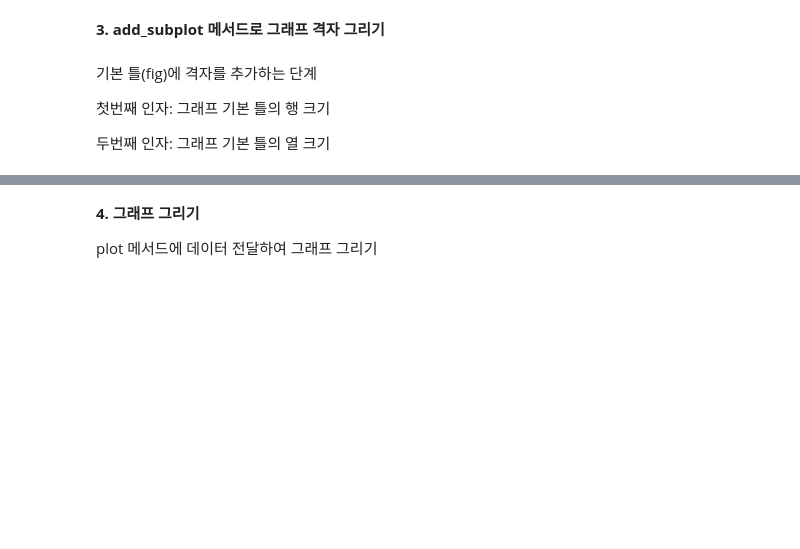
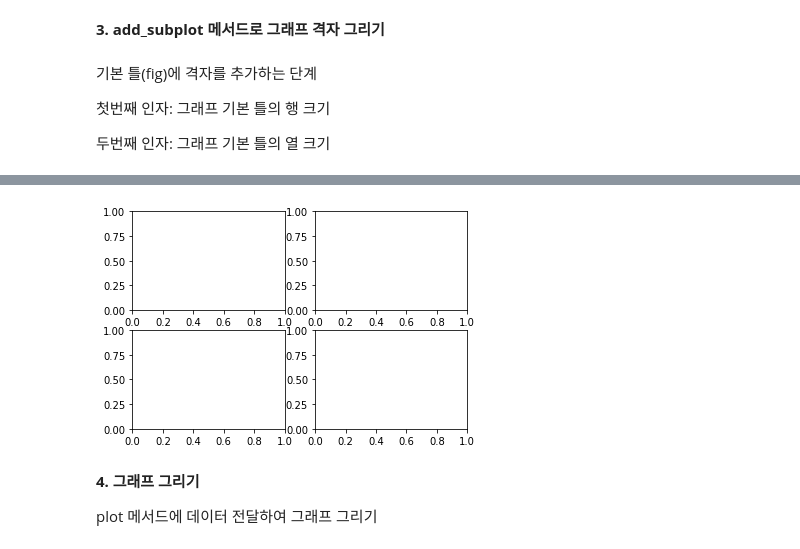
Before and after one commit to jeekyung/ESAA, a Jupyter notebook: Do_it!_데이터_분석을_위한_판다스_입문_pg_81~119_필사.ipynb, the cells around one changed output, grey strips where cells are left out. Drawn from its saved outputs; the diff is of its cells as text; code cells hidden in the pictures; blank space fills up the shorter version.

```diff
--- a/Do_it!_데이터_분석을_위한_판다스_입문_pg_81~119_필사.ipynb
+++ b/Do_it!_데이터_분석을_위한_판다스_입문_pg_81~119_필사.ipynb
@@ -126,6 +128,7 @@ fig = plt.figure()
 
 두번째 인자: 그래프 기본 틀의 열 크기
 # %%
+fig = plt.figure()
 axes1 = fig.add_subplot(2, 2, 1)
 axes2 = fig.add_subplot(2, 2, 2)
 axes3 = fig.add_subplot(2, 2, 3)
@@ -136,3 +137,4 @@ axes4 = fig.add_subplot(2, 2, 4)
+[figure, added]
 # %% [markdown]
 **4. 그래프 그리기**
 
```
Also changed, not shown: parts of 132 cells of this notebook.
